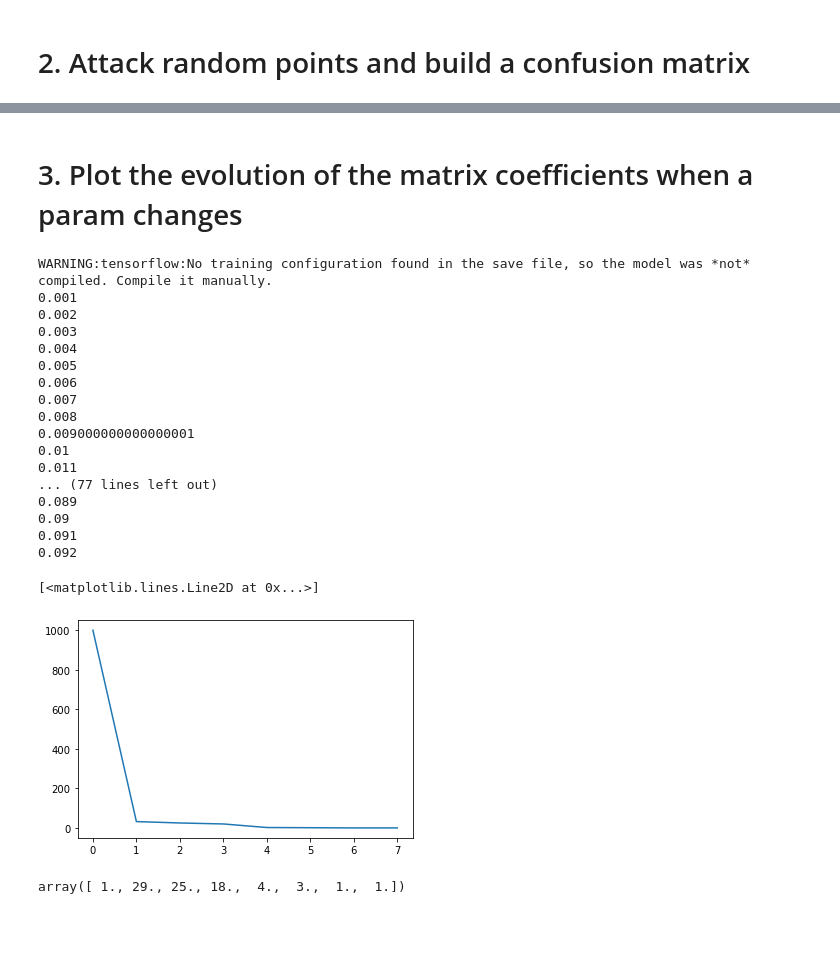
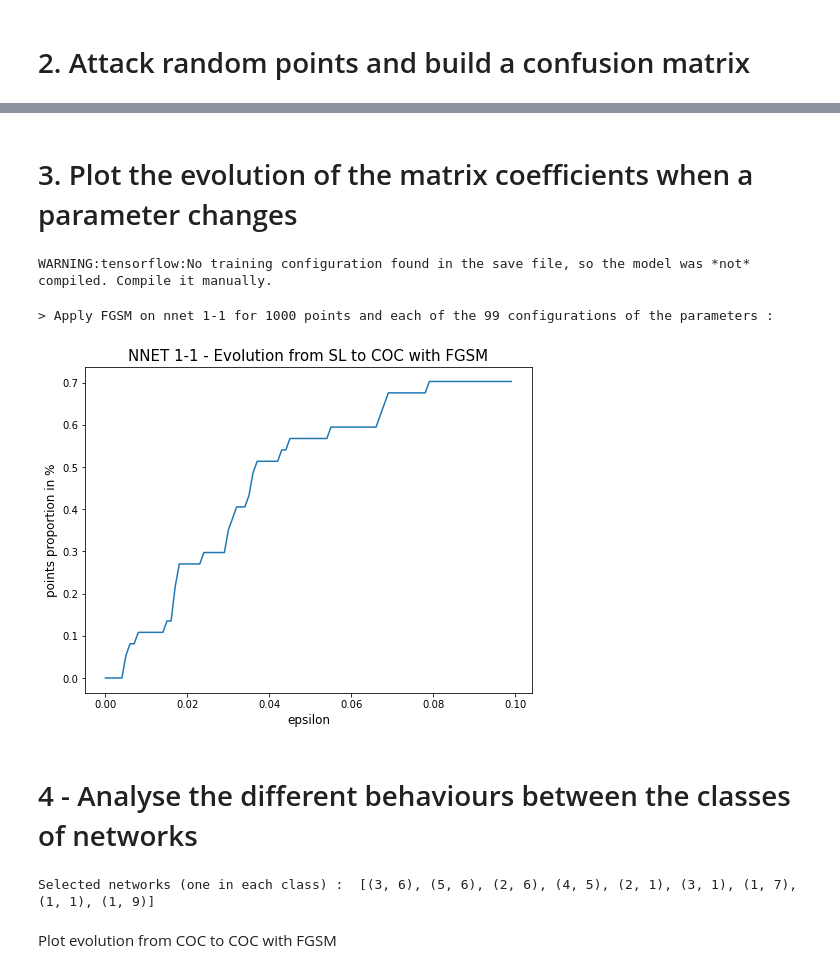
Before and after one commit to thomasghobril/adversarial-attack, a Jupyter notebook: ConfusionMatrix_TOM.ipynb, the cells around one changed output, grey strips where cells are left out. Cells and saved outputs as stored; diff of their text form; code cells hidden in the pictures; blank space fills up the shorter version.

```diff
--- a/ConfusionMatrix_TOM.ipynb
+++ b/ConfusionMatrix_TOM.ipynb
@@ -174,9 +184,9 @@ for eps in [0.001,0.005,0.01,0.05,0.1,0.5,1.0]:
     _,_ = build_confusion_matrix(10000, "fgsm", (1, 1), epsilon=eps, folder="ACAS_XU_tf_keras/", savefile=filename, show=False)
     print(eps)
 # %% [markdown]
-# 3. Plot the evolution of the matrix coefficients when a param changes
+# 3. Plot the evolution of the matrix coefficients when a parameter changes
 # %%
-def cmat_tracking(N, method, num_net, folder="/content/", param_range=[0.001,0.005,0.01,0.05,0.1,0.5,1.0]):
+def cmat_tracking(N, method, num_net, folder="/content/", param_range=[0]):
     """ Plot the evolution of the coefficients of the cmat when we explore param_range. """
 
     # 1 - Load the model ACAS
@@ -195,7 +205,7 @@ def cmat_tracking(N, method, num_net, folder="/content/", param_range=[0.001,0.0
                                              train_step = None,
                                              nb_classes = 5,
                                              input_shape = (1, 5),
-                                             clip_values = inputs_domain)
+                                             clip_values = (inputs_domain[0,:],inputs_domain[1,:]))
 
     # 3 - Generate N random points and create the 3D matrix to store the cmat
 
@@ -206,11 +216,14 @@ def cmat_tracking(N, method, num_net, folder="/content/", param_range=[0.001,0.0
 
     ncmat = len(param_range)
     confusion_cube = np.zeros((ncmat+1,5,5))
-    confusion_cube[0] = N*np.eye(5) # base points without any attack
+    confusion_cube[0] = np.eye(5)*base_count # base points without any attack
 
     # 4 - Iter over the param_range and attack the base_pts
 
-    for k in range(len(param_range)):
+    print("> Apply {0} on nnet {1}-{2} for {3} points and each of the {4} configurations of the parameters :"
+          .format(method.upper(), num_net[0], num_net[1], N, len(param_range)))
+
+    for k in tqdm(range(len(param_range))):
         pk = param_range[k]
         attack = load_attack(method, ACAS_classifier, iter = None, epsilon = pk, etap = None)
 
@@ -219,37 +232,12 @@ def cmat_tracking(N, method, num_net, folder="/content/", param_range=[0.001,0.0
         adv_advice = np.argmin(adv_pred, axis=1)
 
         confusion_cube[k+1] = conf_matrix(base_advice, adv_advice) # store the confusion matrix in the confusion cube
-        # adv_count = (np.bincount(np.concatenate((adv_advice,np.arange(0,5)))) - np.ones(5)).astype(int)
-        # print(pk)
 
     return(confusion_cube)
 # %%
-eps_range = [0.002*k for k in range(1,500)]
-conf_cube = cmat_tracking(1000, "fgsm", (1, 1), folder="ACAS_XU_tf_keras/", param_range=eps_range)
+eps_range = [0.001*k for k in range(1,100)]
+cube_cmat = cmat_tracking(1000, "fgsm", (1, 1), folder="ACAS_XU_tf_keras/", param_range=eps_range)
+# np.save("data_TOM/" + "cubecmat_fgsm_0.001.npy", cube_cmat)
 # %% [output]
 WARNING:tensorflow:No training configuration found in the save file, so the model was *not* compiled. Compile it manually.
-0.001
-0.002
-0.003
-0.004
-0.005
-0.006
-0.007
-0.008
-0.009000000000000001
-0.01
-0.011
-... (77 lines left out)
-0.089
-0.09
-0.091
-0.092
+> Apply FGSM on nnet 1-1 for 1000 points and each of the 99 configurations of the parameters :
-# %%
-plt.plot(np.arange(conf_cube.shape[0]), conf_cube[:,1,1])
-# %% [output]
-[<matplotlib.lines.Line2D at 0x...>]
-[figure, removed]
-# %%
-conf_cube[:,1,1]
-# %% [output]
-array([ 1., 29., 25., 18.,  4.,  3.,  1.,  1.])
@@ -255,0 +290,5 @@ array([ 1., 29., 25., 18.,  4.,  3.,  1.,  1.])
+# %%
+# simple kk-plot
+kk_plot(cube_cmat, 4, 0, eps_range)
+# %% [output]
+[figure, added]
@@ -255,0 +300,13 @@ array([ 1., 29., 25., 18.,  4.,  3.,  1.,  1.])
+# %% [markdown]
+# 4 - Analyse the different behaviours between the classes of networks
+# %%
+ID2num = full_nets_id()
+
+nets_ID = [23,41,14,31,9,18,6,0,8] # one network in each of the 9 identified classes
+
+nets_num = [ID2num[u] for u in nets_ID]
+print("Selected networks (one in each class) : ", nets_num)
+# %% [output]
+Selected networks (one in each class) :  [(3, 6), (5, 6), (2, 6), (4, 5), (2, 1), (3, 1), (1, 7), (1, 1), (1, 9)]
+# %% [markdown]
+Plot evolution from COC to COC with FGSM
```
Also changed, not shown: parts of 13 cells of this notebook, 1 other file.
